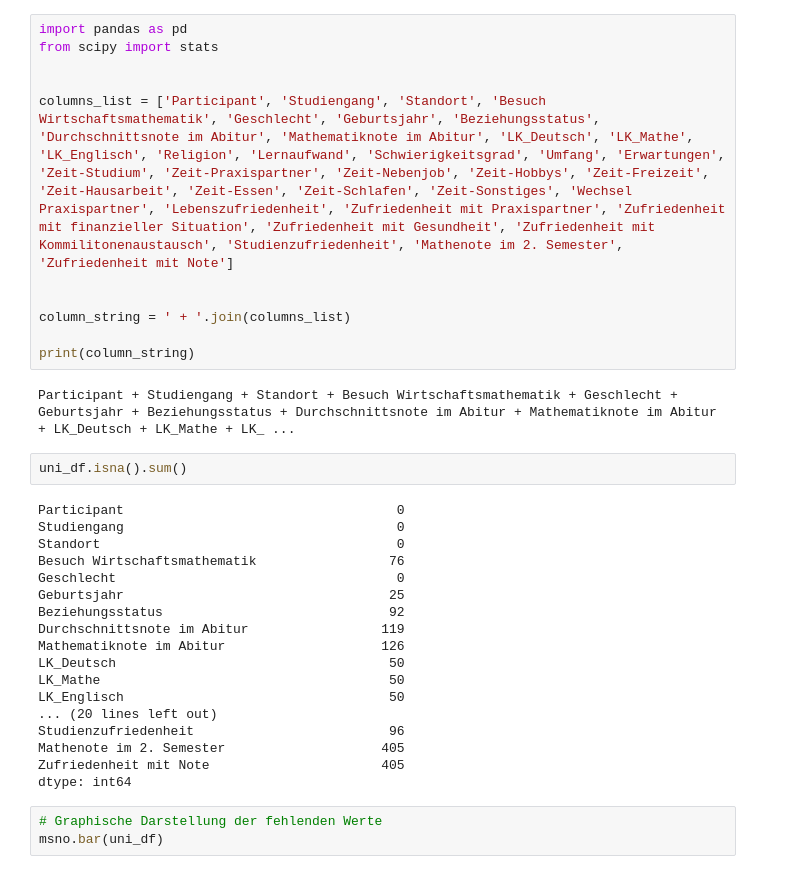
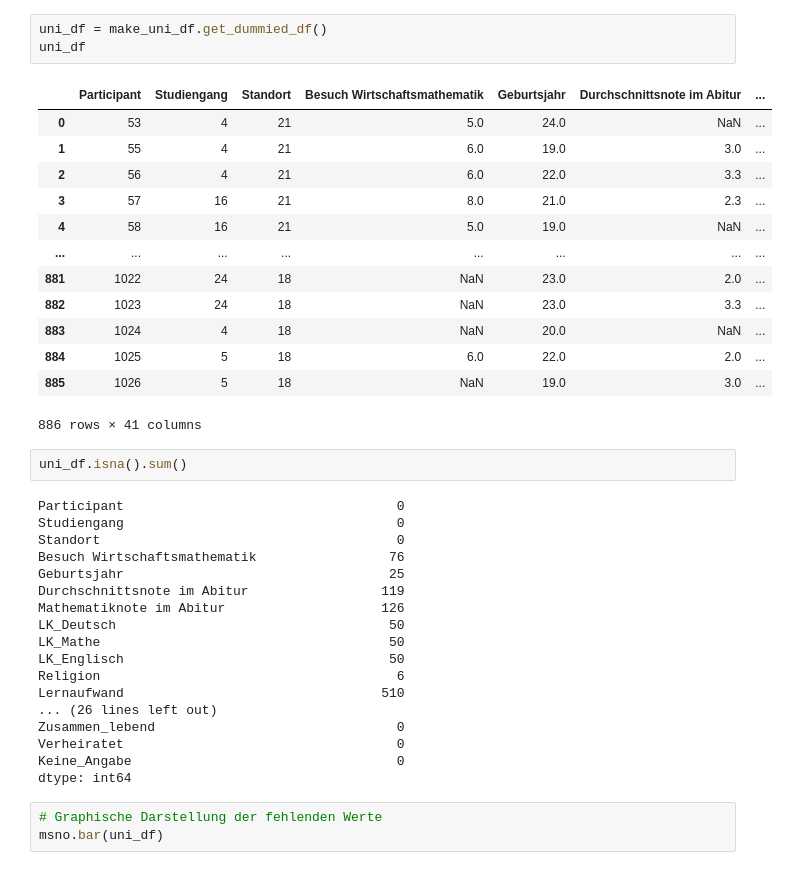
Before and after one commit to StefanDataCraft/praxis_Statistik, a Jupyter notebook: uni_2CNA.ipynb, the cells around one changed output. Drawn from its saved outputs; the diff is of its cells as text.

```diff
--- a/uni_2CNA.ipynb
+++ b/uni_2CNA.ipynb
@@ -24,16 +8,20 @@ uni_df
-# %%
-import pandas as pd
-from scipy import stats
-
-
-columns_list = ['Participant', 'Studiengang', 'Standort', 'Besuch Wirtschaftsmathematik', 'Geschlecht', 'Geburtsjahr', 'Beziehungsstatus', 'Durchschnittsnote im Abitur', 'Mathematiknote im Abitur', 'LK_Deutsch', 'LK_Mathe', 'LK_Englisch', 'Religion', 'Lernaufwand', 'Schwierigkeitsgrad', 'Umfang', 'Erwartungen', 'Zeit-Studium', 'Zeit-Praxispartner', 'Zeit-Nebenjob', 'Zeit-Hobbys', 'Zeit-Freizeit', 'Zeit-Hausarbeit', 'Zeit-Essen', 'Zeit-Schlafen', 'Zeit-Sonstiges', 'Wechsel Praxispartner', 'Lebenszufriedenheit', 'Zufriedenheit mit Praxispartner', 'Zufriedenheit mit finanzieller Situation', 'Zufriedenheit mit Gesundheit', 'Zufriedenheit mit Kommilitonenaustausch', 'Studienzufriedenheit', 'Mathenote im 2. Semester', 'Zufriedenheit mit Note']
-
-
-column_string = ' + '.join(columns_list)
-
-print(column_string)
-# %% [output]
-Participant + Studiengang + Standort + Besuch Wirtschaftsmathematik + Geschlecht + Geburtsjahr + Beziehungsstatus + Durchschnittsnote im Abitur + Mathematiknote im Abitur + LK_Deutsch + LK_Mathe + LK_ ...
+# %%
+uni_df = make_uni_df.get_dummied_df()
+uni_df
+# %% [output]
+|  | Participant | Studiengang | Standort | Besuch Wirtschaftsmathematik | Geburtsjahr | Durchschnittsnote im Abitur | ... |
+| 0 | 53 | 4 | 21 | 5.0 | 24.0 | NaN | ... |
+| 1 | 55 | 4 | 21 | 6.0 | 19.0 | 3.0 | ... |
+| 2 | 56 | 4 | 21 | 6.0 | 22.0 | 3.3 | ... |
+| 3 | 57 | 16 | 21 | 8.0 | 21.0 | 2.3 | ... |
+| 4 | 58 | 16 | 21 | 5.0 | 19.0 | NaN | ... |
+| ... | ... | ... | ... | ... | ... | ... | ... |
+| 881 | 1022 | 24 | 18 | NaN | 23.0 | 2.0 | ... |
+| 882 | 1023 | 24 | 18 | NaN | 23.0 | 3.3 | ... |
+| 883 | 1024 | 4 | 18 | NaN | 20.0 | NaN | ... |
+| 884 | 1025 | 5 | 18 | 6.0 | 22.0 | 2.0 | ... |
+| 885 | 1026 | 5 | 18 | NaN | 19.0 | 3.0 | ... |
+886 rows × 41 columns
 # %%
 uni_df.isna().sum()
 # %% [output]
@@ -41,18 +29,18 @@ Participant                                   0
 Studiengang                                   0
 Standort                                      0
 Besuch Wirtschaftsmathematik                 76
-Geschlecht                                    0
 Geburtsjahr                                  25
-Beziehungsstatus                             92
 Durchschnittsnote im Abitur                 119
 Mathematiknote im Abitur                    126
 LK_Deutsch                                   50
 LK_Mathe                                     50
 LK_Englisch                                  50
-... (20 lines left out)
-Studienzufriedenheit                         96
-Mathenote im 2. Semester                    405
-Zufriedenheit mit Note                      405
+Religion                                      6
+Lernaufwand                                 510
+... (26 lines left out)
+Zusammen_lebend                               0
+Verheiratet                                   0
+Keine_Angabe                                  0
 dtype: int64
 # %%
 # Graphische Darstellung der fehlenden Werte
```
Also changed, not shown: parts of 4 cells of this notebook.
